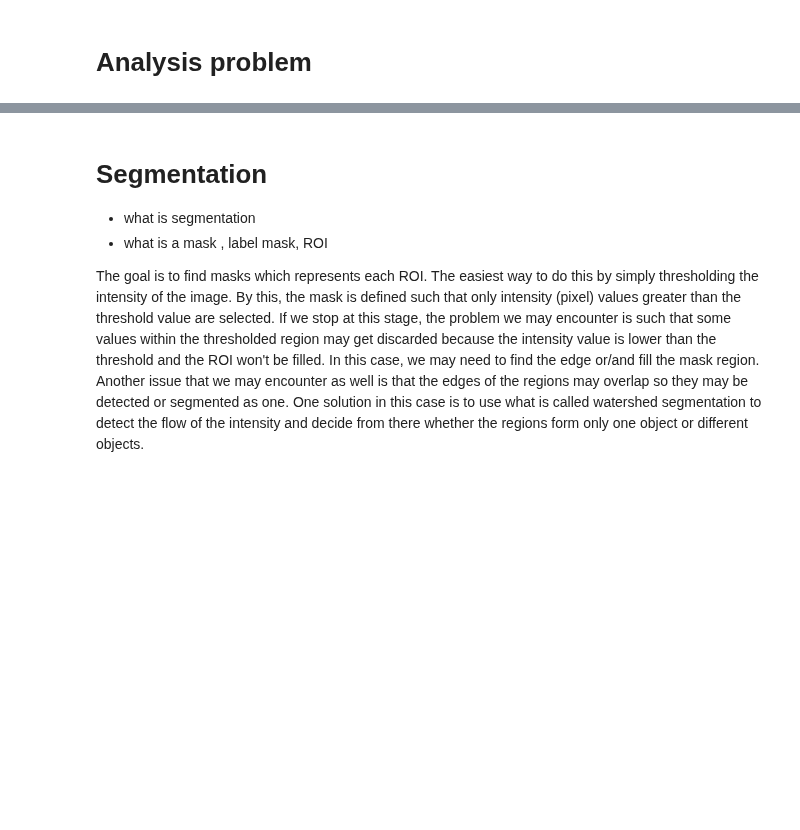
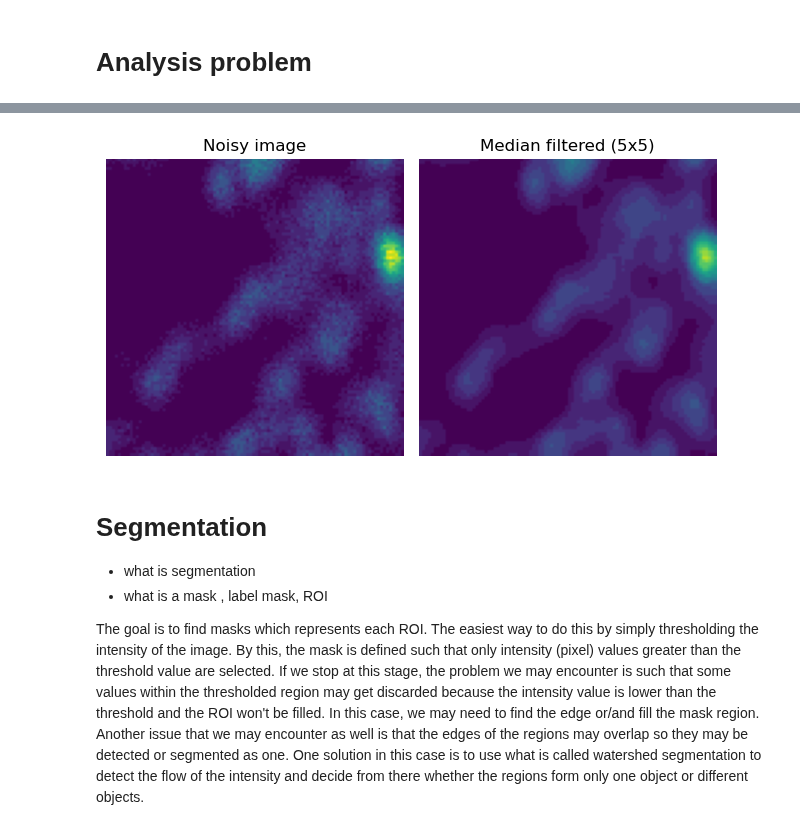
Before and after one commit to u-schulze/Python-course, a Jupyter notebook: Course-main.ipynb, the cells around one changed output, grey strips where cells are left out. Cells and saved outputs as stored; diff of their text form; code cells hidden in the pictures; blank space fills up the shorter version.

```diff
--- a/Course-main.ipynb
+++ b/Course-main.ipynb
@@ -245,23 +311,27 @@ Different techniques for noise filtering are median and total variation (TV) fil
 # %%
+# define the kernel
+kernel_size = [5, 5]
+median_kernel = np.ones((kernel_size[0], kernel_size[1]))
 
-# The second argument in this function here defines the size of the kernel over
-# which the median is calculated
-median_filtered = filters.median(crop, np.ones((5,5)))
+# the median kernel is introduced in the second argument of the function
+median_filtered = filters.median(crop, median_kernel)
 
 fig, axs = plt.subplots(1, 2)
 
 # compute the min and max of the original image to keep the same display range
 vmin, vmax = crop.min(), crop.max()
 
 axs[0].imshow(crop, vmin = vmin, vmax = vmax)
 axs[0].set_title('Noisy image')
 axs[0].set_axis_off()
 
 axs[1].imshow(median_filtered,  vmin = vmin, vmax = vmax)
-axs[1].set_title('Median filtered (5x5)')
+axs[1].set_title('Median filtered (' + str(kernel_size[0]) + 'x' + str(kernel_size[1]) + ')')
 axs[1].set_axis_off()
 
 plt.tight_layout()
+# %% [output]
+[figure, added]
 # %% [markdown]
 # Segmentation
 
```
Also changed, not shown: parts of 35 cells of this notebook.
